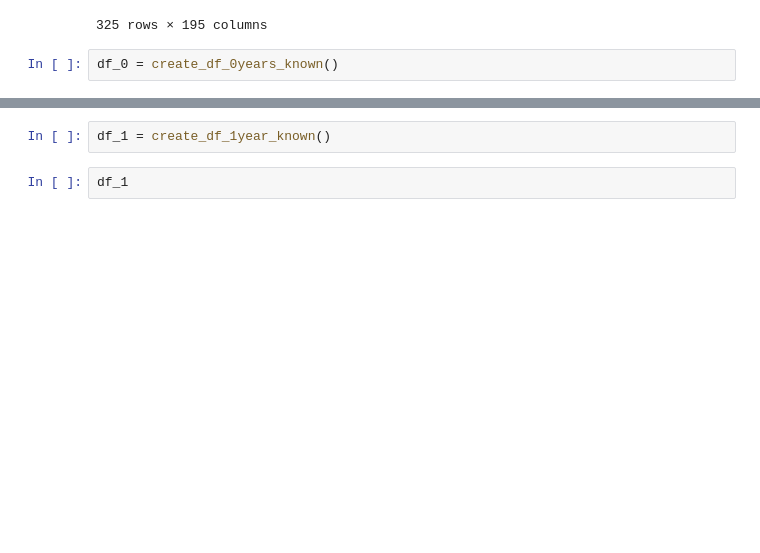
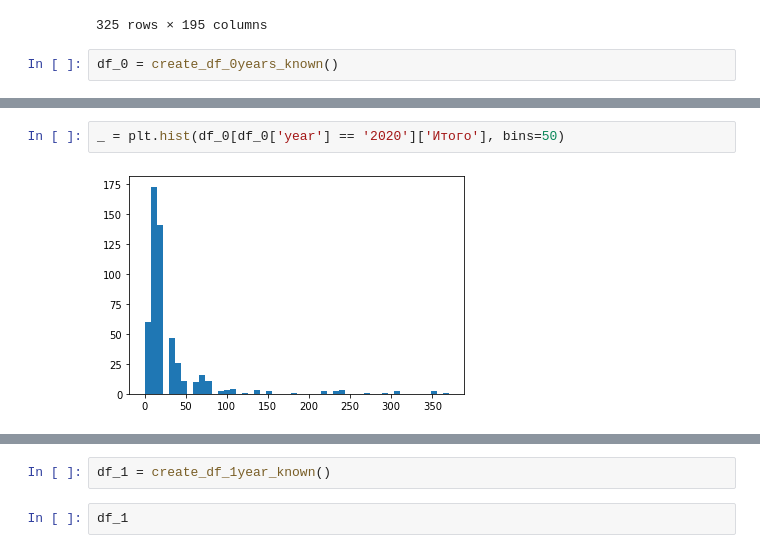
Before and after one commit to YurchenkoPO/McKinsey_Severstal_Hack_2022, a Jupyter notebook: notebooks/leha.ipynb, the cells around one changed output, grey strips where cells are left out. Cells and saved outputs as stored; diff of their text form; blank space fills up the shorter version.

Commit message:
update 0 years known df

```diff
--- a/notebooks/leha.ipynb
+++ b/notebooks/leha.ipynb
@@ -26,0 +35,4 @@ df_0 = create_df_0years_known()
+# %%
+_ = plt.hist(df_0[df_0['year'] == '2020']['Итого'], bins=50)
+# %% [output]
+[figure, added]
```
Also changed, not shown: parts of 9 cells of this notebook, 1 other file.
